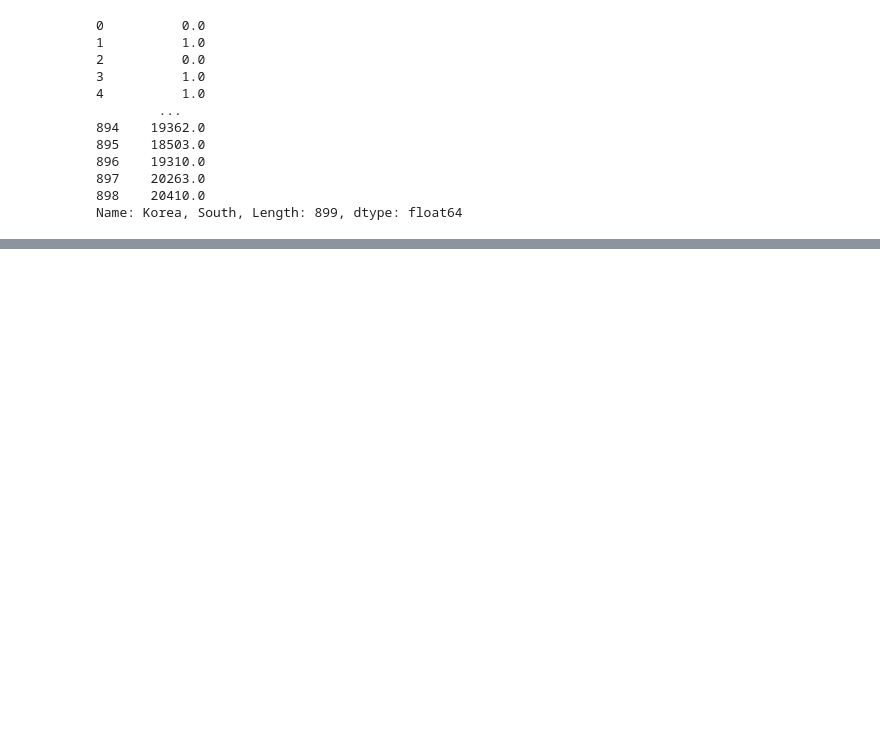
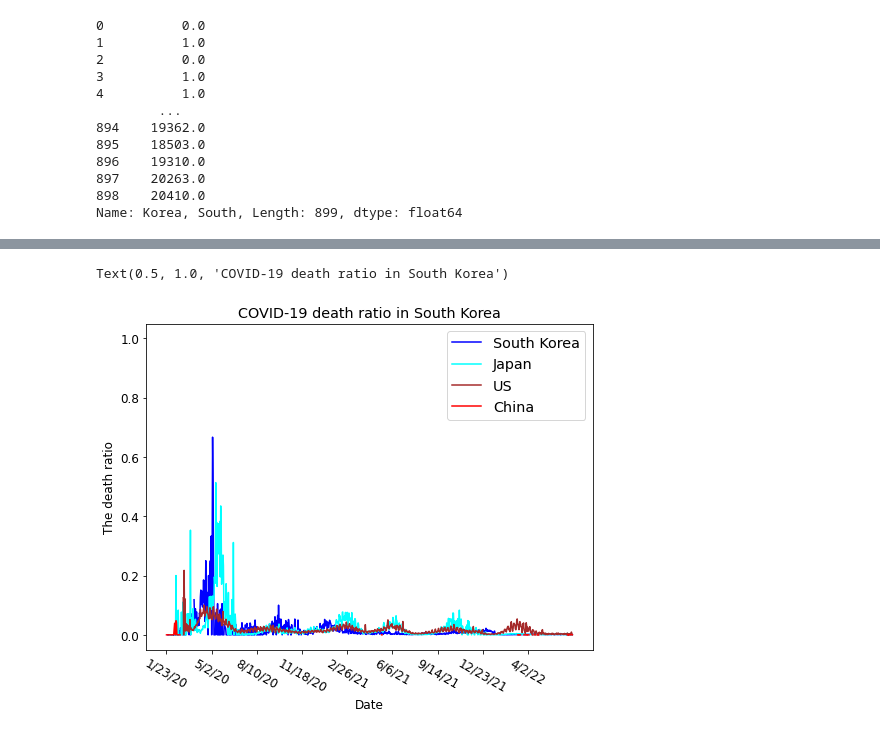
Before and after one commit to munhyunsu/Hobby, a Jupyter notebook: Lectures/2022-DataAnalysis-ChungnamScienceHighSchool/Case2.ipynb, the cells around one changed output, grey strips where cells are left out. Saved outputs shown, nothing was run; the diff lists cells and outputs as text; code cells hidden in the pictures; blank space fills up the shorter version.

```diff
--- a/Lectures/2022-DataAnalysis-ChungnamScienceHighSchool/Case2.ipynb
+++ b/Lectures/2022-DataAnalysis-ChungnamScienceHighSchool/Case2.ipynb
@@ -180,0 +363,24 @@ Text(0.5, 1.0, 'COVID-19 cases in South Korea')
+# %%
+x = df.index
+xlab = df['Country/Region']
+y1 = df2['Korea, South'] / df['Korea, South']
+y2 = df2['Japan'] / df['Japan']
+y3 = df2['US'].astype(np.float64) / df['US'].astype(np.float64)
+y4 = df2['China'].astype(np.float64) / df['China'].astype(np.float64)
+# %%
+fig = plt.figure(figsize=(8, 6))
+ax = fig.add_subplot()
+ax.plot(x, y1, label='South Korea', color='blue')
+ax.plot(x, y2, label='Japan', color='cyan')
+ax.plot(x, y3, label='US', color='brown')
+ax.plot(x, y4, label='China', color='red')
+ax.set_ylim([-0.05, 1.05])
+ax.set_xticks(x[::100], xlab[::100], rotation=-30)
+ax.tick_params(axis='both', labelsize='large')
+ax.set_xlabel('Date', fontsize='large')
+ax.set_ylabel('The death ratio', fontsize='large')
+ax.legend(loc='best', fontsize='x-large')
+ax.set_title('COVID-19 death ratio in South Korea', fontsize='x-large')
+# %% [output]
+Text(0.5, 1.0, 'COVID-19 death ratio in South Korea')
+[figure, added]
```
Also changed, not shown: parts of 20 cells of this notebook.
